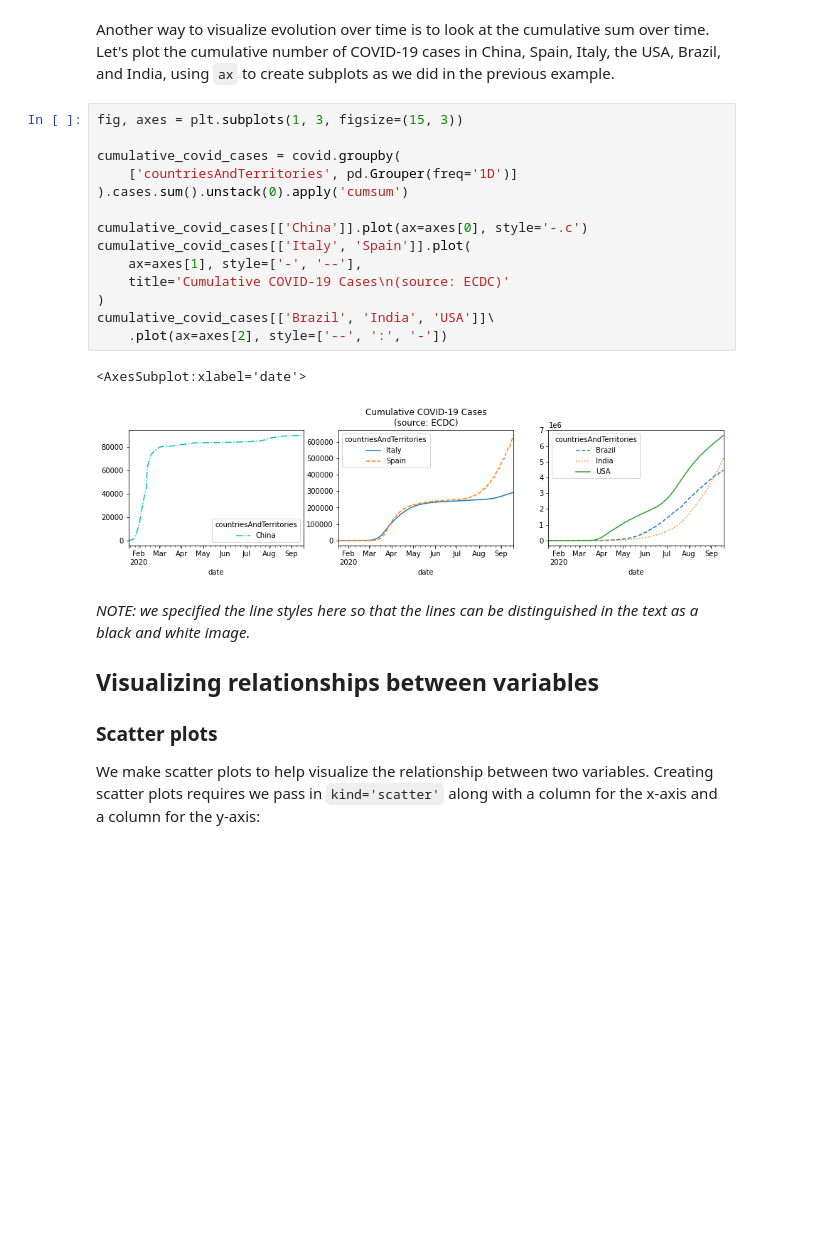
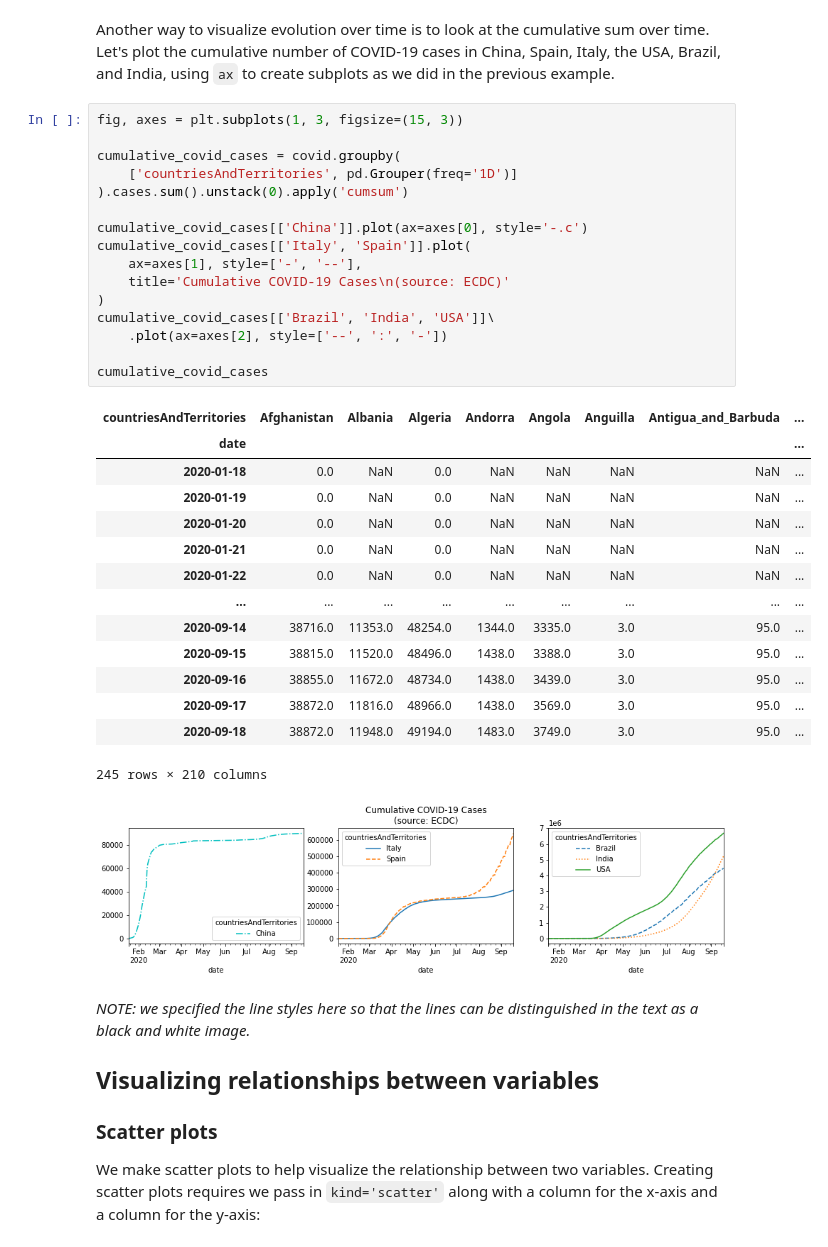
Before and after one commit to kevinsthompson/09-Hands-On-Data-Analysis-with-Pandas-2nd-edition, a Jupyter notebook: ch_05/2-plotting_with_pandas.ipynb, the cells around one changed output. Saved outputs shown, nothing was run; the diff lists cells and outputs as text; blank space fills up the shorter version.

```diff
--- a/ch_05/2-plotting_with_pandas.ipynb
+++ b/ch_05/2-plotting_with_pandas.ipynb
@@ -166,19 +180,34 @@ Another way to visualize evolution over time is to look at the cumulative sum ov
 # %%
 fig, axes = plt.subplots(1, 3, figsize=(15, 3))
 
 cumulative_covid_cases = covid.groupby(
     ['countriesAndTerritories', pd.Grouper(freq='1D')]
 ).cases.sum().unstack(0).apply('cumsum')
 
 cumulative_covid_cases[['China']].plot(ax=axes[0], style='-.c')
 cumulative_covid_cases[['Italy', 'Spain']].plot(
     ax=axes[1], style=['-', '--'],
     title='Cumulative COVID-19 Cases\n(source: ECDC)'
 )
 cumulative_covid_cases[['Brazil', 'India', 'USA']]\
     .plot(ax=axes[2], style=['--', ':', '-'])
+
+cumulative_covid_cases
 # %% [output]
+| countriesAndTerritories | Afghanistan | Albania | Algeria | Andorra | Angola | Anguilla | Antigua_and_Barbuda | ... |
+| date |  |  |  |  |  |  |  | ... |
+| 2020-01-18 | 0.0 | NaN | 0.0 | NaN | NaN | NaN | NaN | ... |
+| 2020-01-19 | 0.0 | NaN | 0.0 | NaN | NaN | NaN | NaN | ... |
+| 2020-01-20 | 0.0 | NaN | 0.0 | NaN | NaN | NaN | NaN | ... |
+| 2020-01-21 | 0.0 | NaN | 0.0 | NaN | NaN | NaN | NaN | ... |
+| 2020-01-22 | 0.0 | NaN | 0.0 | NaN | NaN | NaN | NaN | ... |
+| ... | ... | ... | ... | ... | ... | ... | ... | ... |
+| 2020-09-14 | 38716.0 | 11353.0 | 48254.0 | 1344.0 | 3335.0 | 3.0 | 95.0 | ... |
+| 2020-09-15 | 38815.0 | 11520.0 | 48496.0 | 1438.0 | 3388.0 | 3.0 | 95.0 | ... |
+| 2020-09-16 | 38855.0 | 11672.0 | 48734.0 | 1438.0 | 3439.0 | 3.0 | 95.0 | ... |
+| 2020-09-17 | 38872.0 | 11816.0 | 48966.0 | 1438.0 | 3569.0 | 3.0 | 95.0 | ... |
+| 2020-09-18 | 38872.0 | 11948.0 | 49194.0 | 1483.0 | 3749.0 | 3.0 | 95.0 | ... |
-<AxesSubplot:xlabel='date'>
+245 rows × 210 columns
 [figure]
 # %% [markdown]
 *NOTE: we specified the line styles here so that the lines can be distinguished in the text as a black and white image.*
```
Also changed, not shown: parts of 27 cells of this notebook, 1 other file.
